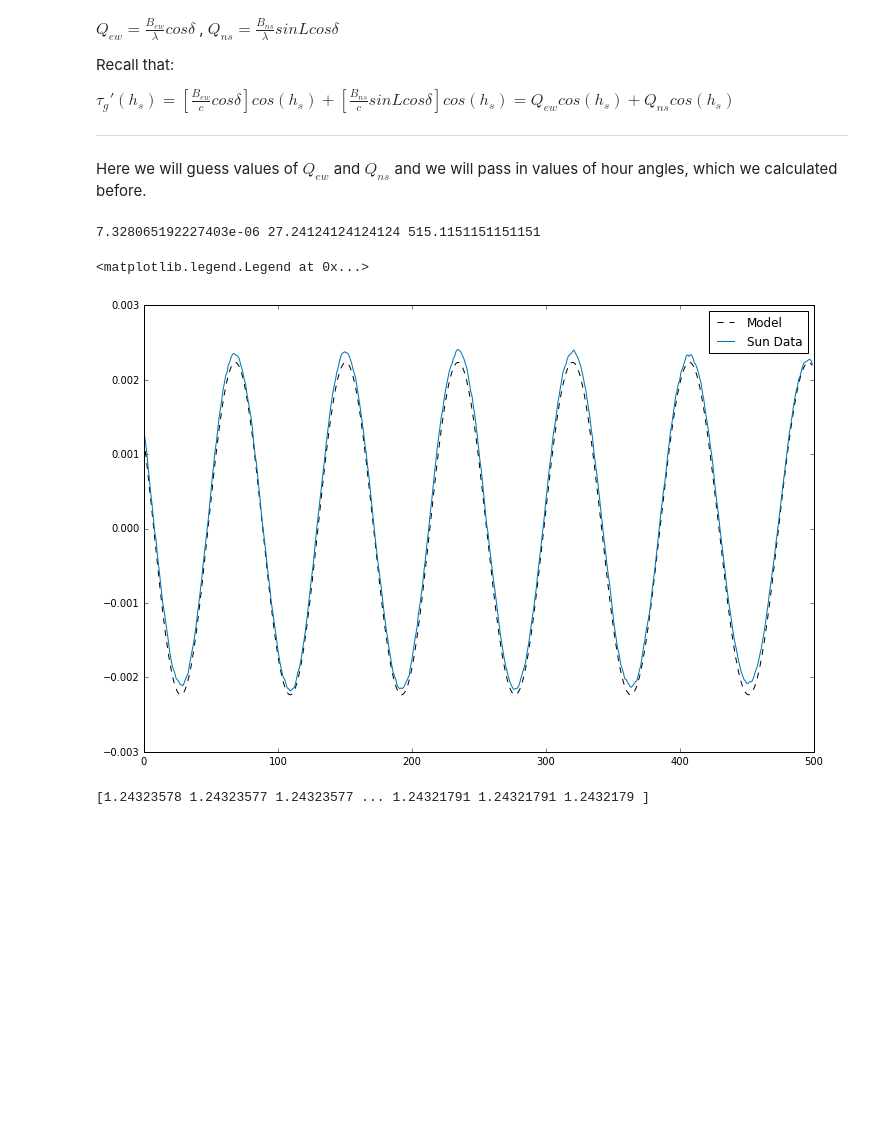
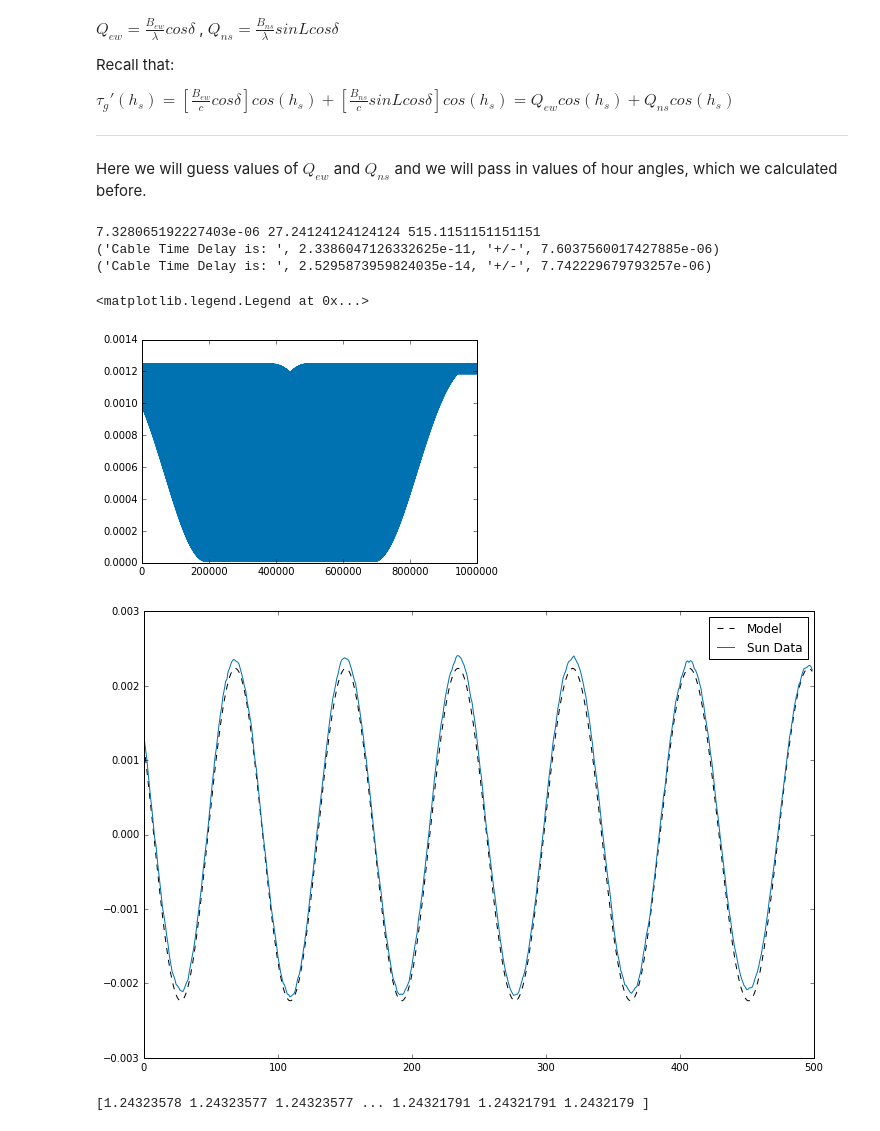
Before and after one commit to chavezoscar009/RadioLab-Lab3, a Jupyter notebook: Untitled.ipynb, the cells around one changed output. Cells and saved outputs as stored; diff of their text form; code cells hidden in the pictures; blank space fills up the shorter version.

```diff
--- a/Untitled.ipynb
+++ b/Untitled.ipynb
@@ -457,6 +539,21 @@ def least_square(h_s, ydata):
     return S, q_ns, q_ew, errA, errB, A, B
 # %%
 S, q_ns, q_ew, err_ns, err_ew, A, B = least_square(sun_ha[3000:3500], sun_data[3000:3500])
+# %%
+def solve_tc(A, B):
+    '''
+
+    A = cos(2 * pi * nu * tc)
+    B = -sin(2 * pi * nu * tc)
+
+    '''
+
+    nu = 10.7e9
+
+    tc_cos = np.arccos(A)/(2*np.pi * nu)
+    tc_sin = -1 * np.arcsin(B)/(2 * np.pi * nu)
+
+    return tc_cos, tc_sin
 # %%
 def model(A, B, Q_ew, Q_ns, h_s):
     '''
@@ -482,34 +579,49 @@ def model(A, B, Q_ew, Q_ns, h_s):
 
     return A*np.cos(2*np.pi*y) + B*np.sin(2*np.pi*y)
 # %%
+from scipy.stats import chisquare
+
 #finds the index for where the minim value is in my residual matrix
 index = np.argmin(S)
 
 #making the 2D arrays(Matrices) into 1D so that i can use the index given above
 flat_S = S.flatten()
 flat_qns = q_ns.flatten()
 flat_qew = q_ew.flatten()
+errA = err_ns.flatten()
+errB = err_ew.flatten()
 
 #printing out the value I got
 print flat_S[index], flat_qns[index], flat_qew[index]
 
 #making new variables to hold the values of Q_ns and Q_ew
 Q_ns = flat_qns[index]
 Q_ew = flat_qew[index]
-
+plt.plot(flat_S)
 #this holds the values of A and B we got form our fitting
 A_x = A[index]
+errA_x = errA[index]
+
 B_x = B[index]
+errB_x = errB[index]
+
+tc_cos, tc_sin = solve_tc(A_x, B_x)
+
+print('Cable Time Delay is: ', tc_cos, '+/-', errA_x)
+print('Cable Time Delay is: ', tc_sin, '+/-', errB_x)
 
 #plots the model versus our sun data
 plt.figure(figsize = (12,8))
 plt.plot(model(A_x, B_x, Q_ew, Q_ns, sun_ha)[3000:3500], 'k--', label = 'Model')
 plt.plot(sun_data[3000:3500], label = 'Sun Data')
 plt.legend()
 # %% [output]
 7.328065192227403e-06 27.24124124124124 515.1151151151151
+('Cable Time Delay is: ', 2.3386047126332625e-11, '+/-', 7.6037560017427885e-06)
+('Cable Time Delay is: ', 2.5295873959824035e-14, '+/-', 7.742229679793257e-06)
 <matplotlib.legend.Legend at 0x...>
-[figure, old version]
+[figure, new version]
+[figure, added]
 # %%
 def solve_Qns(value, dec, L):
     '''
```
Also changed, not shown: parts of 10 cells of this notebook.
